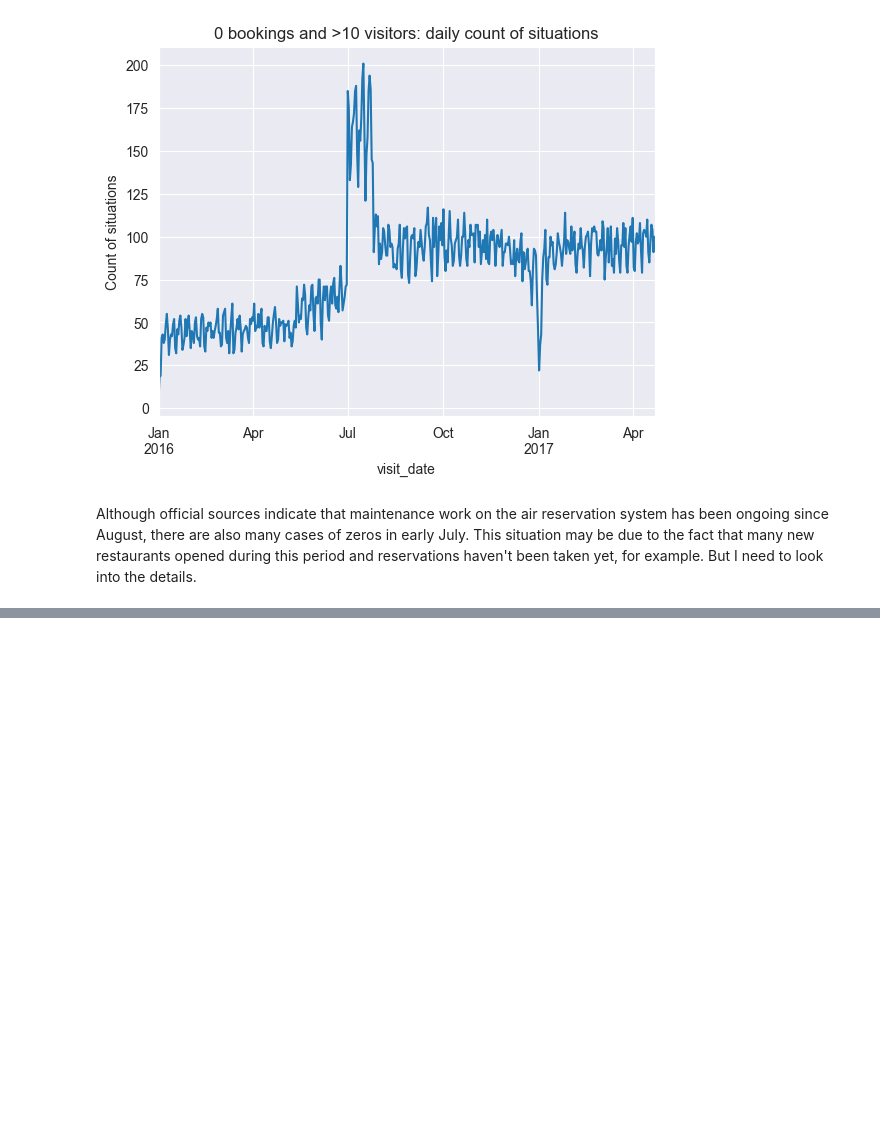
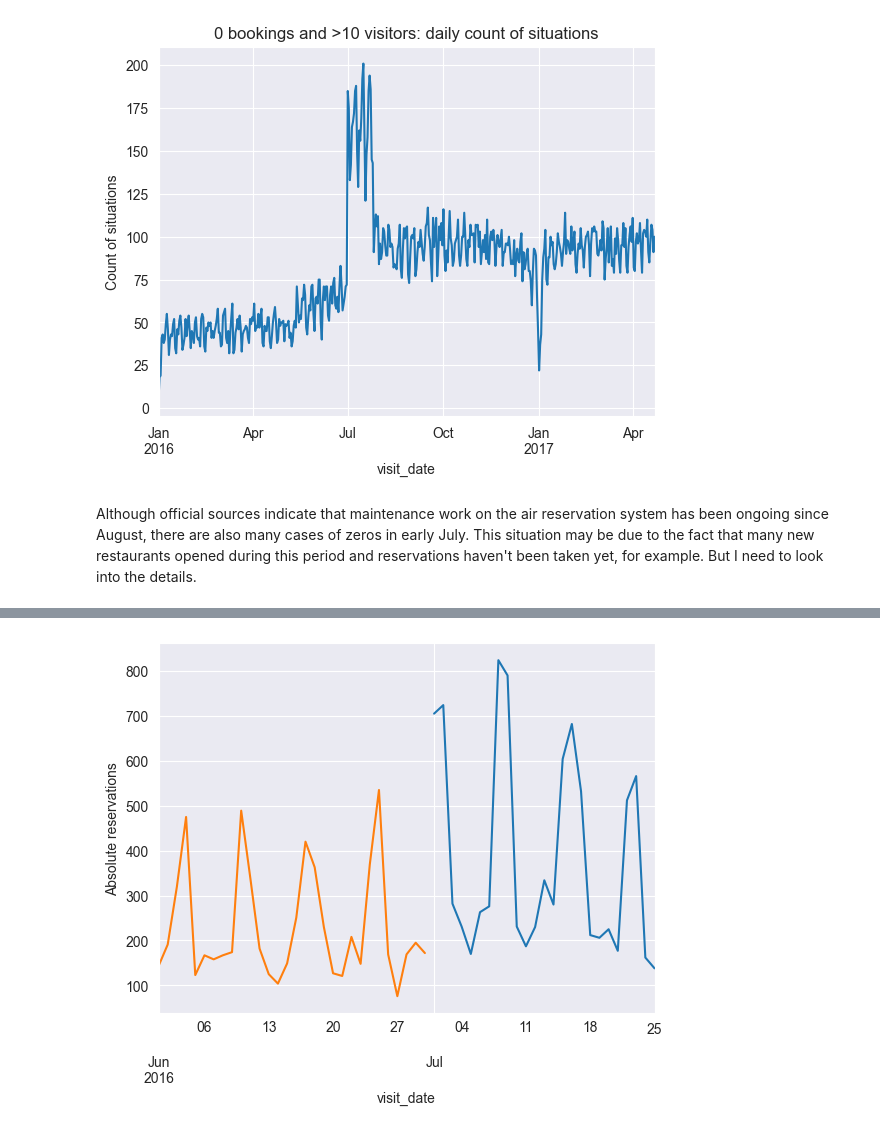
Before and after one commit to Lymuthien/mentoring_program, a Jupyter notebook: notebooks/1.1-reservations-visitors-eda.ipynb, the cells around one changed output, grey strips where cells are left out. Cells and saved outputs as stored; diff of their text form; code cells hidden in the pictures; blank space fills up the shorter version.

```diff
--- a/notebooks/1.1-reservations-visitors-eda.ipynb
+++ b/notebooks/1.1-reservations-visitors-eda.ipynb
@@ -440,0 +488,7 @@ Although official sources indicate that maintenance work on the air reservation
+# %%
+july_info.groupby(VISIT_DATE_COL)[TOTAL_RES_COL].sum().plot()
+june_info.groupby(VISIT_DATE_COL)[TOTAL_RES_COL].sum().plot()
+plt.ylabel("Absolute reservations")
+plt.show()
+# %% [output]
+[figure, added]
```
Also changed, not shown: parts of 11 cells of this notebook, 2 other files.
